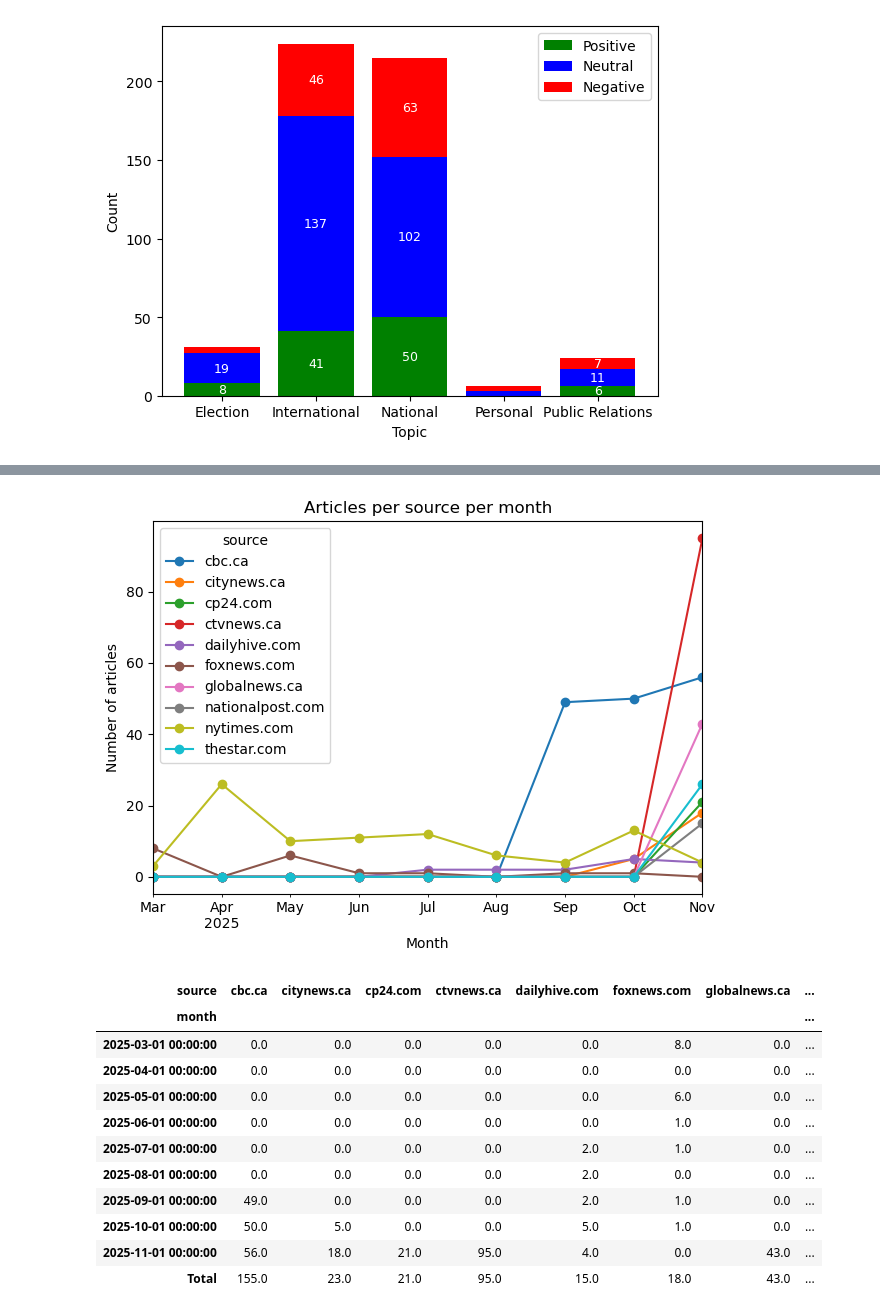
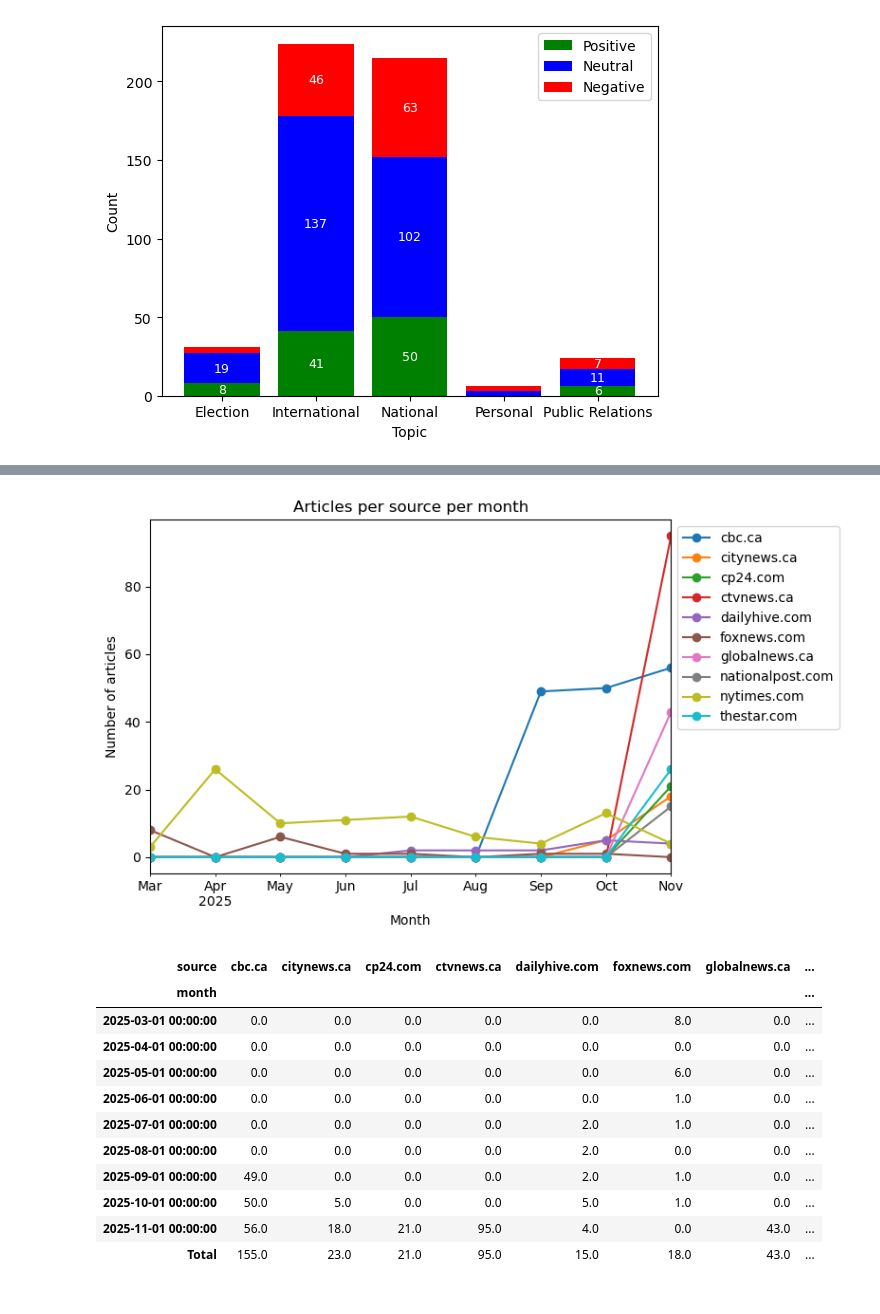
Before and after one commit to allisonmeikle/comp-370-final-project, a Jupyter notebook: scripts/initial_analysis.ipynb, the cells around one changed output, grey strips where cells are left out. Drawn from its saved outputs; the diff is of its cells as text; code cells hidden in the pictures.

```diff
--- a/scripts/initial_analysis.ipynb
+++ b/scripts/initial_analysis.ipynb
@@ -89,34 +94,35 @@ plt.show()
 # %%
+# sources over time, plot and table
+df["date"] = df["date"].str.slice(0, 10)
 
-df["date_clean"] = df["date"].str.slice(0, 10)
-
-dt = pd.to_datetime(df["date_clean"], format="%Y-%m-%d", errors="coerce")
+dt = pd.to_datetime(df["date"], format="%Y-%m-%d", errors="coerce")
 
 df["month"] = dt[~dt.isna()].dt.to_period("M").dt.to_timestamp()
 
-counts = (
+source_counts = (
     df.groupby(["month", "source"])
       .size()
       .reset_index(name="count")
       .sort_values("month")
 )
 
-pivot = counts.pivot(index="month", columns="source", values="count").fillna(0)
+pivot = source_counts.pivot(index="month", columns="source", values="count").fillna(0)
 
 ax = pivot.plot(marker="o")
 ax.set_xlabel("Month")
 ax.set_ylabel("Number of articles")
 ax.set_title("Articles per source per month")
 plt.xticks(rotation=45)
 plt.tight_layout()
+plt.legend(bbox_to_anchor=(1, 1))
 plt.show()
 
 pivot_with_totals = pivot.copy()
 pivot_with_totals["Total"] = pivot_with_totals.sum(axis=1)
 pivot_with_totals.loc["Total"] = pivot_with_totals.sum(axis=0)
 pivot_with_totals
 # %% [output]
-[figure, old version]
+[figure, new version]
 | source | cbc.ca | citynews.ca | cp24.com | ctvnews.ca | dailyhive.com | foxnews.com | globalnews.ca | ... |
 | month |  |  |  |  |  |  |  | ... |
 | 2025-03-01 00:00:00 | 0.0 | 0.0 | 0.0 | 0.0 | 0.0 | 8.0 | 0.0 | ... |
```
Also changed, not shown: parts of 26 cells of this notebook.
